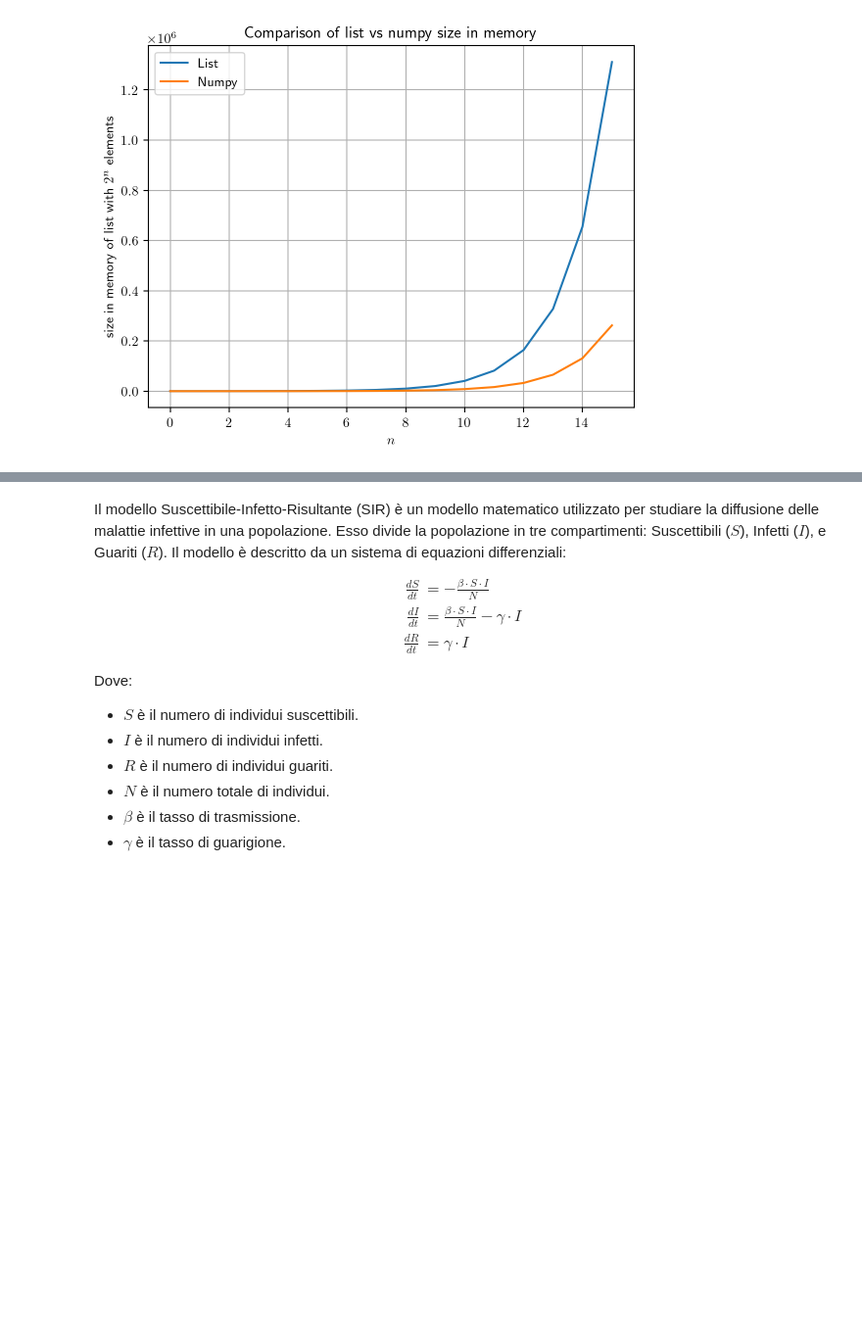
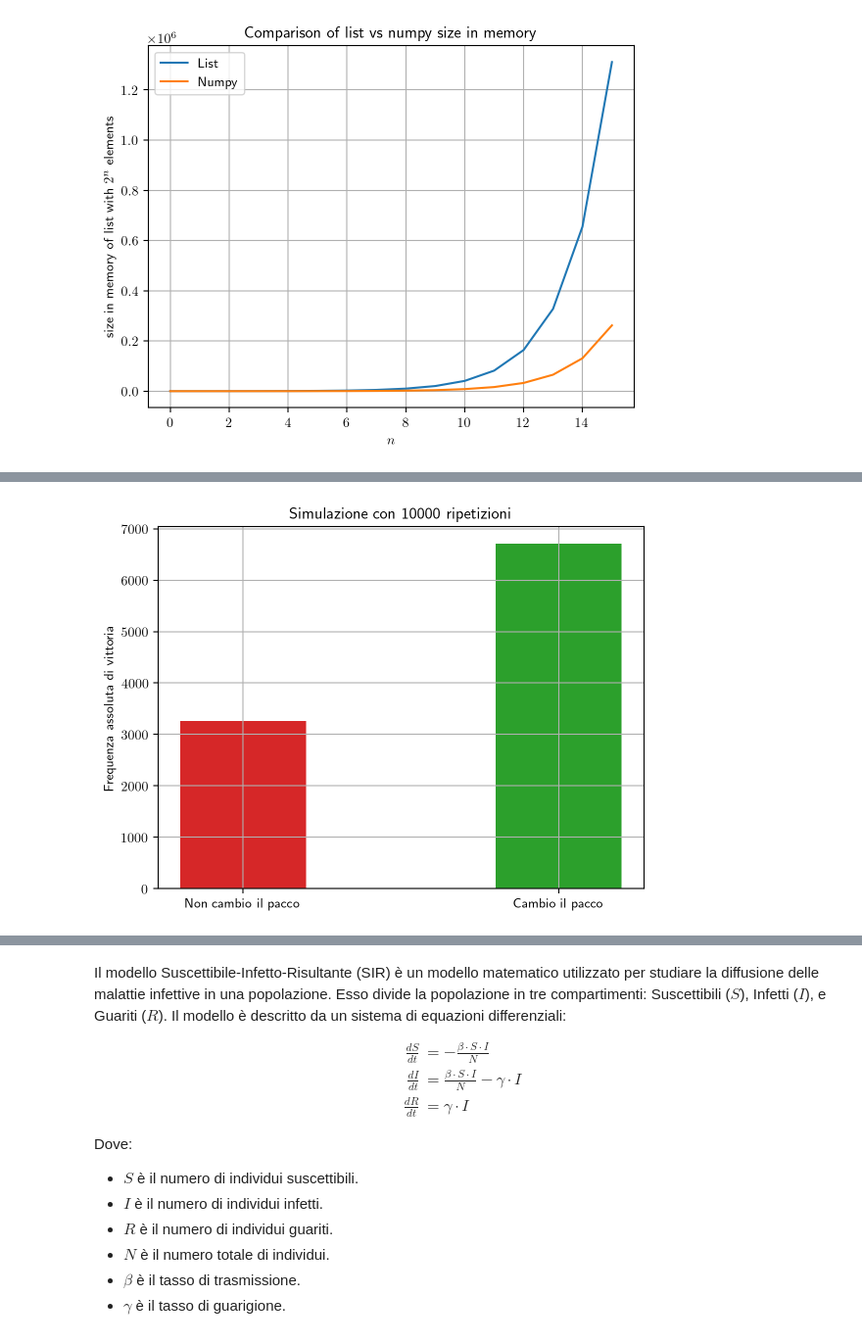
Before and after one commit to AIM-mate/corso-python-23, a Jupyter notebook: lezione-4/lezione-4.ipynb, the cells around one changed output, grey strips where cells are left out. Shown at 98% size. Cells and saved outputs as stored; diff of their text form; code cells hidden in the pictures; blank space fills up the shorter version.

```diff
--- a/lezione-4/lezione-4.ipynb
+++ b/lezione-4/lezione-4.ipynb
@@ -590,0 +658,13 @@ plt.show()
+# %%
+N_trials = 10**4
+score_tengo_sim, score_cambio_sim = simulazioni_multiple(n_cicli=N_trials)
+# %%
+plt.bar(0, score_tengo_sim, width=0.2, color='C3')
+plt.bar(0.5, score_cambio_sim, width=0.2, color='C2')
+plt.grid()
+plt.xticks([0, 0.5], ['Non cambio il pacco', 'Cambio il pacco'])
+plt.ylabel('Frequenza assoluta di vittoria')
+plt.title(f'Simulazione con {N_trials} ripetizioni')
+plt.show()
+# %% [output]
+[figure, added]
```
Also changed, not shown: parts of 89 cells of this notebook, 2 other files.
